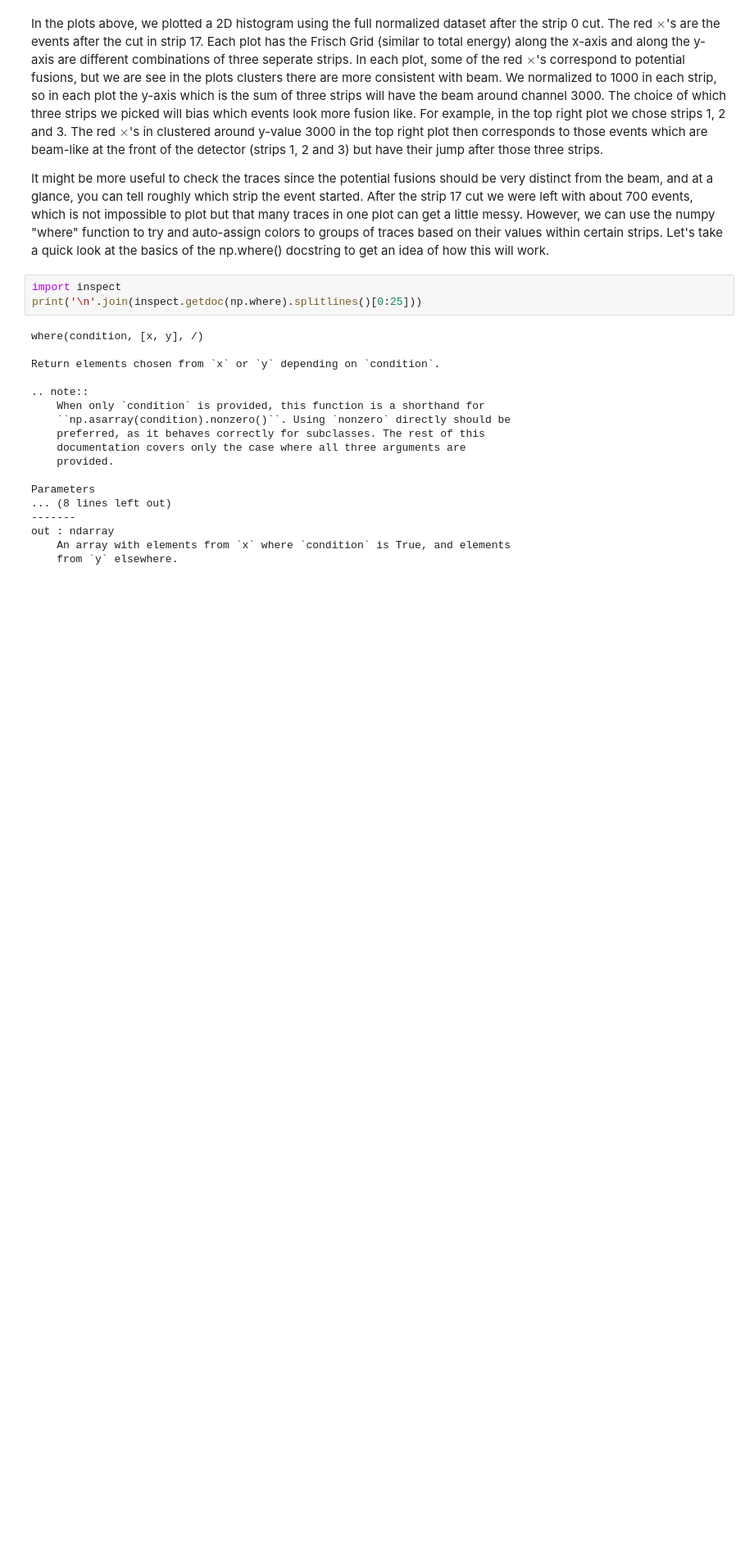
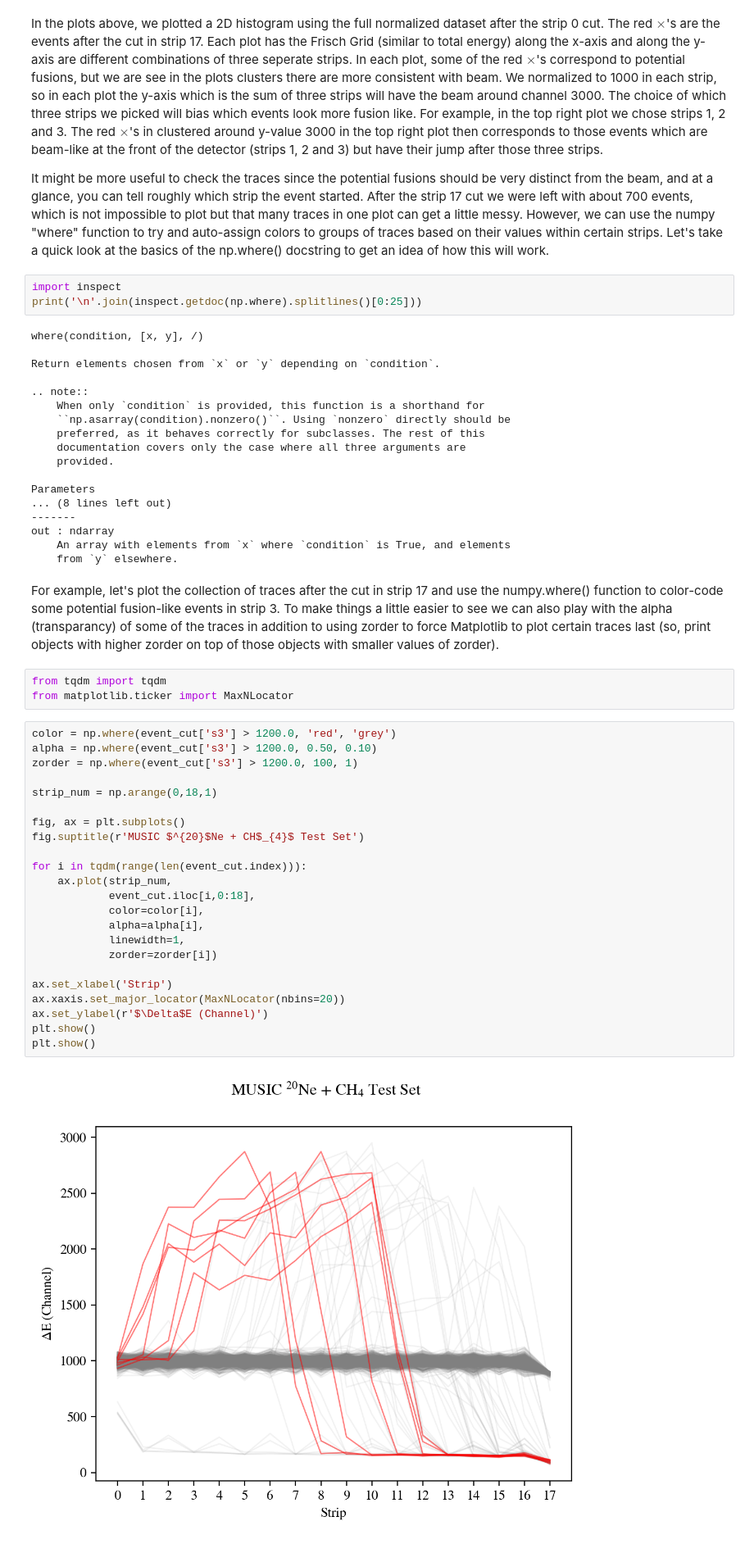
Before and after one commit to dneto1729/MUSIC_with_python, a Jupyter notebook: tutorials/3 - Basic Analysis and Identifying Potential Events.ipynb, the cells around one changed output. Shown at 82% size. Drawn from its saved outputs; the diff is of its cells as text; blank space fills up the shorter version.

```diff
--- a/tutorials/3 - Basic Analysis and Identifying Potential Events.ipynb
+++ b/tutorials/3 - Basic Analysis and Identifying Potential Events.ipynb
@@ -436,3 +439,33 @@ Parameters
 out : ndarray
     An array with elements from `x` where `condition` is True, and elements
     from `y` elsewhere.
+# %% [markdown]
+For example, let's plot the collection of traces after the cut in strip 17 and use the numpy.where() function to color-code some potential fusion-like events in strip 3. To make things a little easier to see we can also play with the alpha (transparancy) of some of the traces in addition to using zorder to force Matplotlib to plot certain traces last (so, print objects with higher zorder on top of those objects with smaller values of zorder).
+# %%
+from tqdm import tqdm
+from matplotlib.ticker import MaxNLocator
+# %%
+color = np.where(event_cut['s3'] > 1200.0, 'red', 'grey')
+alpha = np.where(event_cut['s3'] > 1200.0, 0.50, 0.10)
+zorder = np.where(event_cut['s3'] > 1200.0, 100, 1)
+
+strip_num = np.arange(0,18,1)
+
+fig, ax = plt.subplots()
+fig.suptitle(r'MUSIC $^{20}$Ne + CH$_{4}$ Test Set')
+
+for i in tqdm(range(len(event_cut.index))):
+    ax.plot(strip_num,
+            event_cut.iloc[i,0:18],
+            color=color[i],
+            alpha=alpha[i],
+            linewidth=1,
+            zorder=zorder[i])
+
+ax.set_xlabel('Strip')
+ax.xaxis.set_major_locator(MaxNLocator(nbins=20))
+ax.set_ylabel(r'$\Delta$E (Channel)')
+plt.show()
+plt.show()
+# %% [output]
+[figure, added]
```
Also changed, not shown: parts of 4 cells of this notebook.
